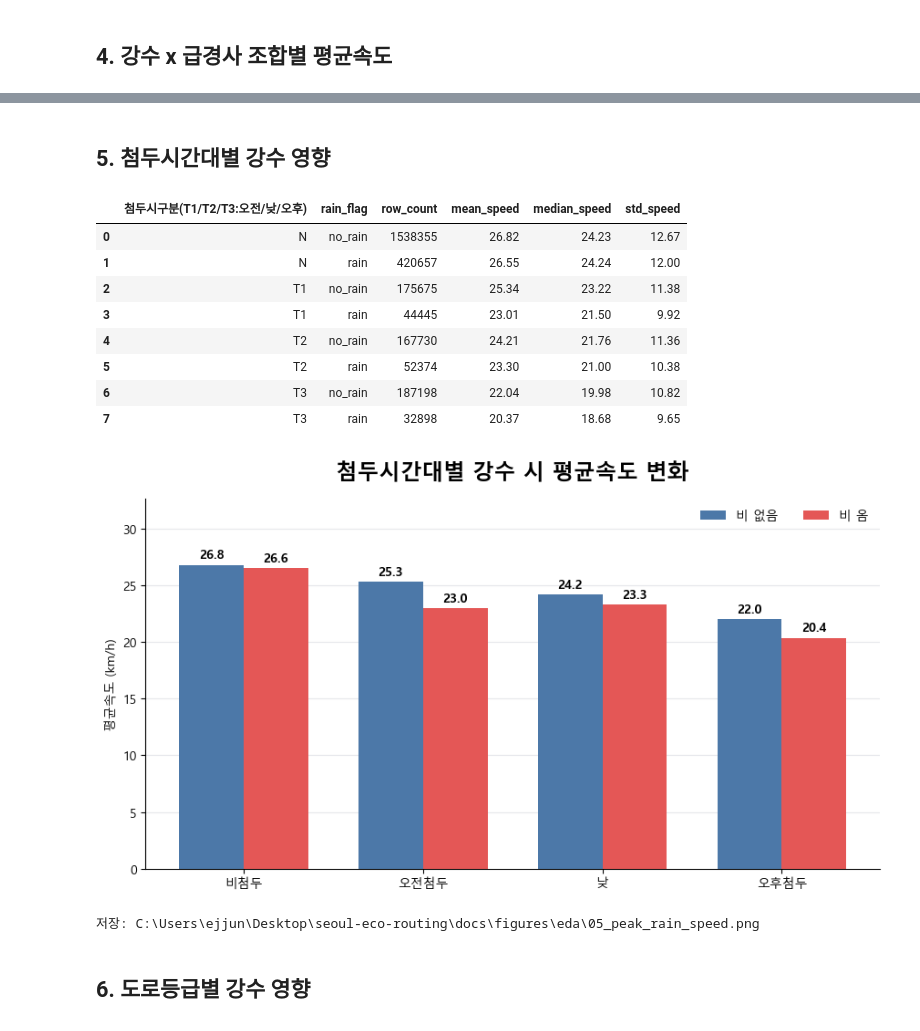
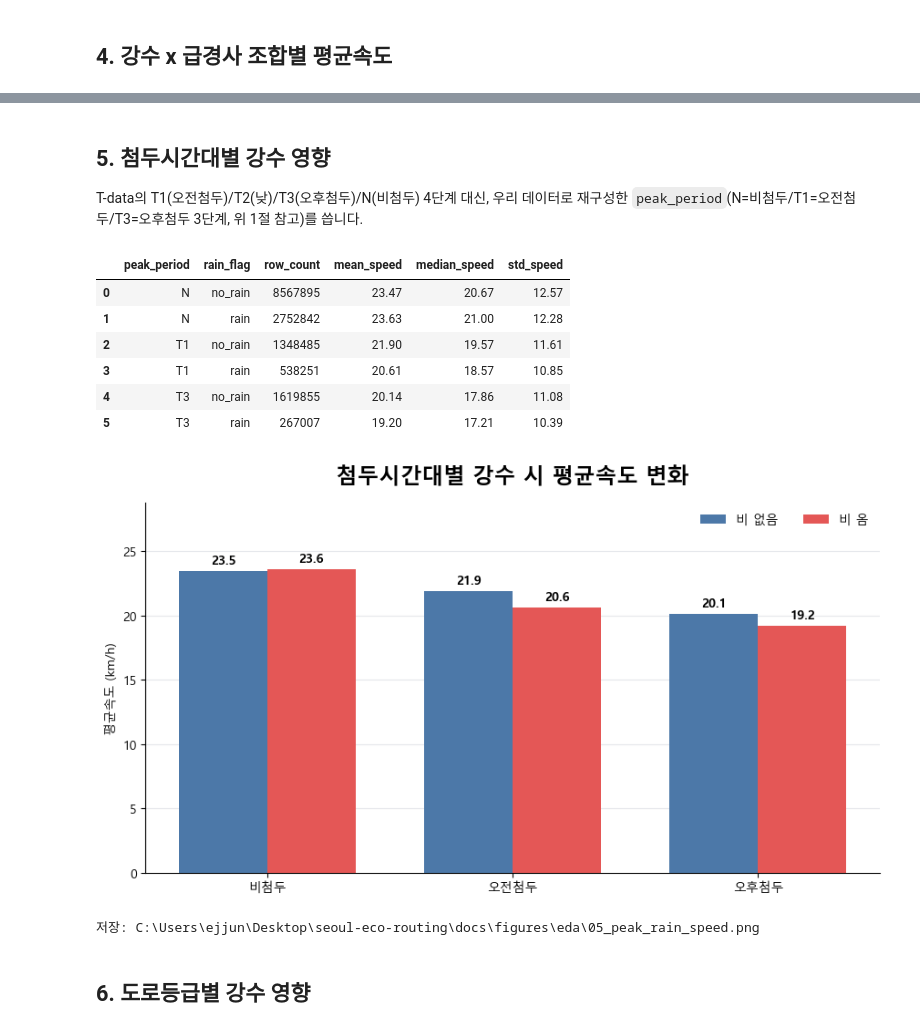
Before and after one commit to ejjunm/seoul-eco-routing, a Jupyter notebook: notebooks/10_eda_report.ipynb, the cells around one changed output, grey strips where cells are left out. Drawn from its saved outputs; the diff is of its cells as text; code cells hidden in the pictures.

```diff
--- a/notebooks/10_eda_report.ipynb
+++ b/notebooks/10_eda_report.ipynb
@@ -23,7 +22,8 @@ PROCESSED_DATA_DIR = PROJECT_ROOT / "data" / "processed"
 DOCS_FIGURES_DIR = PROJECT_ROOT / "docs" / "figures" / "eda"
 DOCS_FIGURES_DIR.mkdir(parents=True, exist_ok=True)
 
-INPUT_PATH = PROCESSED_DATA_DIR / "seoul_link_speed_dem_weather_merged.csv"
+DIMENSION_PATH = PROCESSED_DATA_DIR / "seoul_link_dimension.csv"
+FACT_PATH = PROCESSED_DATA_DIR / "seoul_link_speed_fact.csv"
 
 # macOS는 AppleGothic, Windows는 Malgun Gothic으로 한글 폰트 자동 선택
 plt.rcParams["font.family"] = "AppleGothic" if platform.system() == "Darwin" else "Malgun Gothic"
@@ -36,25 +36,28 @@ COLORS = {
     "line": "#2F4B7C",
 }
 # %%
-usecols = [
-    "평균속도",
-    "precip_mm",
-    "slope_pct",
-    "abs_slope_pct",
-    "elev_mean_m",
-    "elev_delta_m",
-    "ROAD_RANK",
-    "MAX_SPD",
-    "LENGTH",
-    "시간코드",
-    "첨두시구분(T1/T2/T3:오전/낮/오후)",
-]
-df = pd.read_csv(INPUT_PATH, usecols=usecols, encoding="utf-8-sig")
+dim_cols = ["LINK_ID", "ROAD_RANK", "MAX_SPD", "LENGTH", "slope_pct", "abs_slope_pct", "elev_mean_m", "elev_delta_m"]
+dimension = pd.read_csv(DIMENSION_PATH, dtype={"LINK_ID": str, "ROAD_RANK": str}, usecols=dim_cols, encoding="utf-8-sig")
+for c in ["MAX_SPD", "LENGTH", "slope_pct", "abs_slope_pct", "elev_mean_m", "elev_delta_m"]:
+    dimension[c] = pd.to_numeric(dimension[c], errors="coerce")
 
-for column in ["평균속도", "precip_mm", "slope_pct", "abs_slope_pct", "elev_mean_m", "elev_delta_m"]:
-    df[column] = pd.to_numeric(df[column], errors="coerce")
+fact = pd.read_csv(
+    FACT_PATH, dtype={"LINK_ID": str}, encoding="utf-8-sig",
+    usecols=["LINK_ID", "시간코드", "평균속도", "precip_mm"],
+)
+fact["평균속도"] = pd.to_numeric(fact["평균속도"], errors="coerce")
+fact["precip_mm"] = pd.to_numeric(fact["precip_mm"], errors="coerce")
 
+df = fact.merge(dimension, on="LINK_ID", how="left", validate="many_to_one")
 df = df.dropna(subset=["평균속도", "precip_mm", "abs_slope_pct"])
+
+# 실제 시각 = 시간코드 - 1 (pipeline/02 CREATHM 시+1 규칙, 12번 노트북과 동일 기준)
+actual_hour = df["시간코드"].astype(int) - 1
+df["peak_period"] = np.select(
+    [actual_hour.isin([7, 8, 9]), actual_hour.isin([17, 18, 19])],
+    ["T1", "T3"],
+    default="N",
+)  # T-data의 T1(오전첨두)/T3(오후첨두)/N(비첨두)과 이름을 맞춤 — T2(낮)는 우리 쪽엔 없어 만들지 않음
 
 df["rain_flag"] = np.where(df["precip_mm"] > 0, "rain", "no_rain")
 df["rain_bin"] = pd.cut(
@@ -227,37 +230,37 @@ finish(fig, ax, "04_rain_slope_combo_speed.png")
 저장: C:\Users\ejjun\Desktop\seoul-eco-routing\docs\figures\eda\04_rain_slope_combo_speed.png
 # %% [markdown]
 ## 5. 첨두시간대별 강수 영향
+
+T-data의 T1(오전첨두)/T2(낮)/T3(오후첨두)/N(비첨두) 4단계 대신, 우리 데이터로 재구성한 `peak_period`(N=비첨두/T1=오전첨두/T3=오후첨두 3단계, 위 1절 참고)를 씁니다.
 # %%
-speed_by_peak_rain = summarize(df.groupby(["첨두시구분(T1/T2/T3:오전/낮/오후)", "rain_flag"], observed=True))
+speed_by_peak_rain = summarize(df.groupby(["peak_period", "rain_flag"], observed=True))
 speed_by_peak_rain
 # %% [output]
-|  | 첨두시구분(T1/T2/T3:오전/낮/오후) | rain_flag | row_count | mean_speed | median_speed | std_speed |
-| 0 | N | no_rain | 1538355 | 26.82 | 24.23 | 12.67 |
-| 1 | N | rain | 420657 | 26.55 | 24.24 | 12.00 |
-| 2 | T1 | no_rain | 175675 | 25.34 | 23.22 | 11.38 |
-| 3 | T1 | rain | 44445 | 23.01 | 21.50 | 9.92 |
-| 4 | T2 | no_rain | 167730 | 24.21 | 21.76 | 11.36 |
-| 5 | T2 | rain | 52374 | 23.30 | 21.00 | 10.38 |
-| 6 | T3 | no_rain | 187198 | 22.04 | 19.98 | 10.82 |
-| 7 | T3 | rain | 32898 | 20.37 | 18.68 | 9.65 |
+|  | peak_period | rain_flag | row_count | mean_speed | median_speed | std_speed |
+| 0 | N | no_rain | 8567895 | 23.47 | 20.67 | 12.57 |
+| 1 | N | rain | 2752842 | 23.63 | 21.00 | 12.28 |
+| 2 | T1 | no_rain | 1348485 | 21.90 | 19.57 | 11.61 |
+| 3 | T1 | rain | 538251 | 20.61 | 18.57 | 10.85 |
+| 4 | T3 | no_rain | 1619855 | 20.14 | 17.86 | 11.08 |
+| 5 | T3 | rain | 267007 | 19.20 | 17.21 | 10.39 |
 # %%
 period_col = speed_by_peak_rain.columns[0]
-pivot = speed_by_peak_rain.pivot(index=period_col, columns="rain_flag", values="mean_speed").loc[["N", "T1", "T2", "T3"]]
-labels = ["비첨두", "오전첨두", "낮", "오후첨두"]
+pivot = speed_by_peak_rain.pivot(index=period_col, columns="rain_flag", values="mean_speed").loc[["N", "T1", "T3"]]
+labels = ["비첨두", "오전첨두", "오후첨두"]
 x = range(len(pivot))
 width = 0.36
 
 fig, ax = plt.subplots(figsize=(8.8, 5.0))
 ax.bar([i - width / 2 for i in x], pivot["no_rain"], width, label="비 없음", color=COLORS["no_rain"])
 ax.bar([i + width / 2 for i in x], pivot["rain"], width, label="비 옴", color=COLORS["rain"])
 ax.set_xticks(list(x), labels)
 ax.set_title("첨두시간대별 강수 시 평균속도 변화", fontsize=17, fontweight="bold", pad=16)
 ax.set_ylabel("평균속도 (km/h)")
 ax.legend(frameon=False, ncols=2, loc="upper right")
 add_labels(ax, dy=0.35)
 finish(fig, ax, "05_peak_rain_speed.png")
 # %% [output]
-[figure, old version]
+[figure, new version]
 저장: C:\Users\ejjun\Desktop\seoul-eco-routing\docs\figures\eda\05_peak_rain_speed.png
 # %% [markdown]
 ## 6. 도로등급별 강수 영향
```
Also changed, not shown: parts of 18 cells of this notebook.
